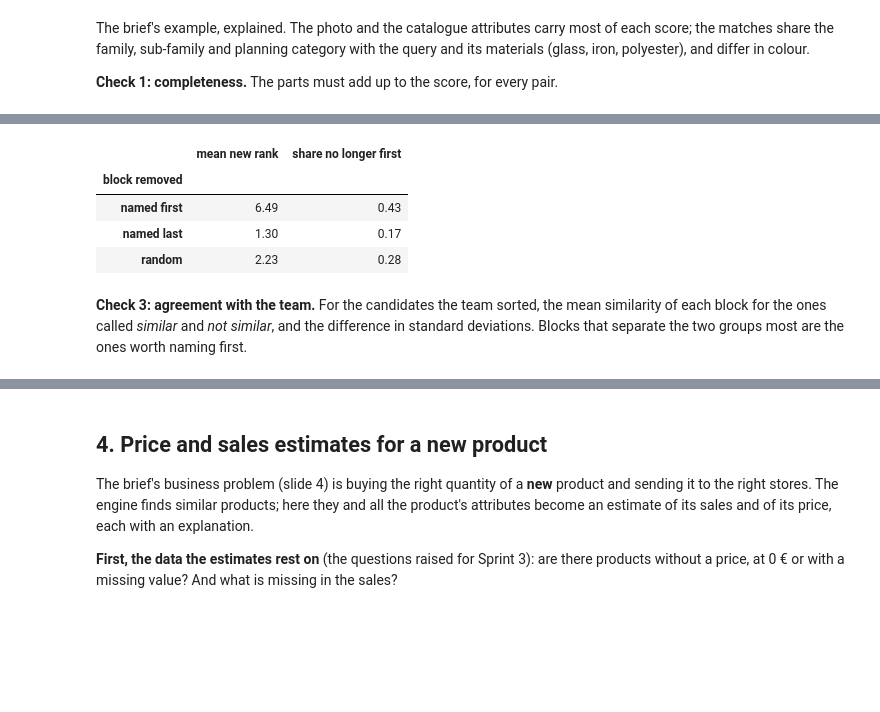
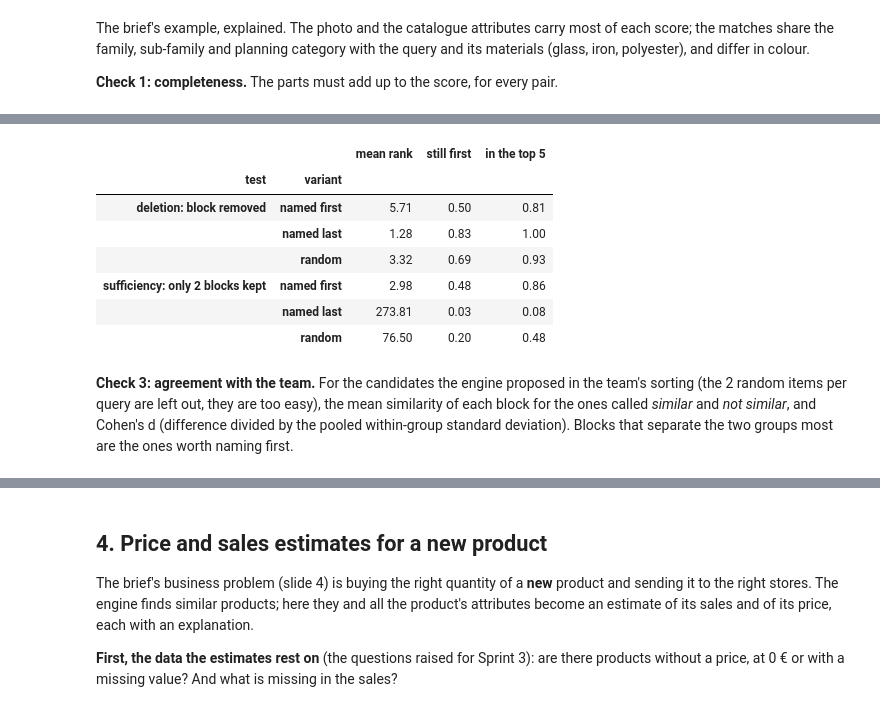
Before and after one commit to therealblitz00/ECQ, a Jupyter notebook: notebooks/phase3_explanations_estimates.ipynb, the cells around one changed output, grey strips where cells are left out. Cells and saved outputs as stored; diff of their text form; code cells hidden in the pictures; blank space fills up the shorter version.

```diff
--- a/notebooks/phase3_explanations_estimates.ipynb
+++ b/notebooks/phase3_explanations_estimates.ipynb
@@ -355,0 +350,19 @@ top 10 of 10,555 products in 5 s
+# %%
+W_BASE = {"image": 0.4246, "categorical": 0.3318, "text": 0.0767, "composition": 0.0671, "palette": 0.034, "numeric": 0.066}
+t0 = time.time()
+base_nb = top_k(W_BASE, k=10)
+print(f"baseline: top 10 of {base_nb['q'].nunique():,} products in {time.time() - t0:.0f} s")
+
+# the Sprint 3 engine: same weights, the photo encoded with FashionSigLIP (computed once, section 5.3 and 6)
+sig_meta = json.loads((EMB_DIR / "image_fashionsiglip.json").read_text(encoding="utf-8"))
+sig = np.load(EMB_DIR / "image_fashionsiglip.npy").astype(np.float32)
+idx = items[KEY].map(pd.Series(range(len(sig_meta["keys"])), index=sig_meta["keys"]))
+sig_m = np.zeros((len(items), sig.shape[1]), np.float32)
+ok = idx.notna().to_numpy() & items["img_trusted"].to_numpy()
+sig_m[ok] = sig[idx[ok].astype(int).to_numpy()]
+sig_m = normalise_rows(sig_m)
+clip_m = image_m
+blocks["image"] = sig_m
+s3_nb = top_k(W_BASE, k=10)
+print(f"Sprint 3 engine: {sig_meta['model']}, {sig_m.shape[1]} numbers per photo; "
+      f"top-1 match differs from the baseline for {(s3_nb[s3_nb['rank'] == 1].set_index('q')['c'] != base_nb[base_nb['rank'] == 1].set_index('q')['c']).mean():.0%} of the products")
@@ -657,28 +680,39 @@ Measured on the best match of 300 random products.
 # %%
+def rank_of(w, qi, ci, pool):
+    s = np.round(score_matrix(w, np.array([qi]), pool)[0].astype(np.float64), 6)
+    s[not_allowed(np.array([qi]), pool)[0]] = -np.inf
+    return int((s >= s[pool == ci][0]).sum())
+
 rows = []
 for qi in rng.choice(len(items), 300, replace=False):
-    first = base_nb[(base_nb["q"] == qi) & (base_nb["rank"] == 1)]
+    first = s3_nb[(s3_nb["q"] == qi) & (s3_nb["rank"] == 1)]
     if first.empty:
         continue
     ci = int(first["c"].iat[0])
     ranked = [b for b, _ in sorted(contributions(W_BASE, qi, ci).items(), key=lambda kv: -kv[1])]
-    if len(ranked) < 2:
+    if len(ranked) < 4:
         continue
     pool = next(p for p in CATEGORY_POOLS if qi in p)
     for label, b in [("named first", ranked[0]), ("named last", ranked[-1]), ("random", ranked[rng.integers(len(ranked))])]:
-        s = score_matrix({**W_BASE, b: 0.0}, np.array([qi]), pool)[0].astype(float)
-        s[not_allowed(np.array([qi]), pool)[0]] = -np.inf
-        rows.append({"block removed": label, "new rank": int((s > s[pool == ci][0]).sum()) + 1})
-dt = pd.DataFrame(rows).groupby("block removed")["new rank"]
-pd.DataFrame({"mean new rank": dt.mean(), "share no longer first": dt.apply(lambda r: (r > 1).mean())}).round(2)
+        rows.append({"test": "deletion: block removed", "variant": label, "new rank": rank_of({**W_BASE, b: 0.0}, qi, ci, pool)})
+    for label, keep in [("named first", ranked[:2]), ("named last", ranked[-2:]), ("random", list(rng.choice(ranked, 2, replace=False)))]:
+        w = {b: (W_BASE[b] if b in keep else 0.0) for b in W_BASE}
+        rows.append({"test": "sufficiency: only 2 blocks kept", "variant": label, "new rank": rank_of(w, qi, ci, pool)})
+ft = pd.DataFrame(rows).groupby(["test", "variant"])["new rank"]
+pd.DataFrame({"mean rank": ft.mean(), "still first": ft.apply(lambda r: (r == 1).mean()),
+              "in the top 5": ft.apply(lambda r: (r <= 5).mean())}).round(2)
 # %% [output]
-|  | mean new rank | share no longer first |
-| block removed |  |  |
-| named first | 6.49 | 0.43 |
-| named last | 1.30 | 0.17 |
-| random | 2.23 | 0.28 |
+|  |  | mean rank | still first | in the top 5 |
+| test | variant |  |  |  |
+| deletion: block removed | named first | 5.71 | 0.50 | 0.81 |
+|  | named last | 1.28 | 0.83 | 1.00 |
+|  | random | 3.32 | 0.69 | 0.93 |
+| sufficiency: only 2 blocks kept | named first | 2.98 | 0.48 | 0.86 |
+|  | named last | 273.81 | 0.03 | 0.08 |
+|  | random | 76.50 | 0.20 | 0.48 |
 # %% [markdown]
-**Check 3: agreement with the team.** For the candidates the team sorted, the mean similarity of each block for the ones
-called *similar* and *not similar*, and the difference in standard deviations. Blocks that separate the two groups most
+**Check 3: agreement with the team.** For the candidates the engine proposed in the team's sorting (the 2 random items per
+query are left out, they are too easy), the mean similarity of each block for the ones called *similar* and *not similar*,
+and Cohen's d (difference divided by the pooled within-group standard deviation). Blocks that separate the two groups most
 are the ones worth naming first.
 # %%
```
Also changed, not shown: parts of 25 cells of this notebook, 22 other files.
